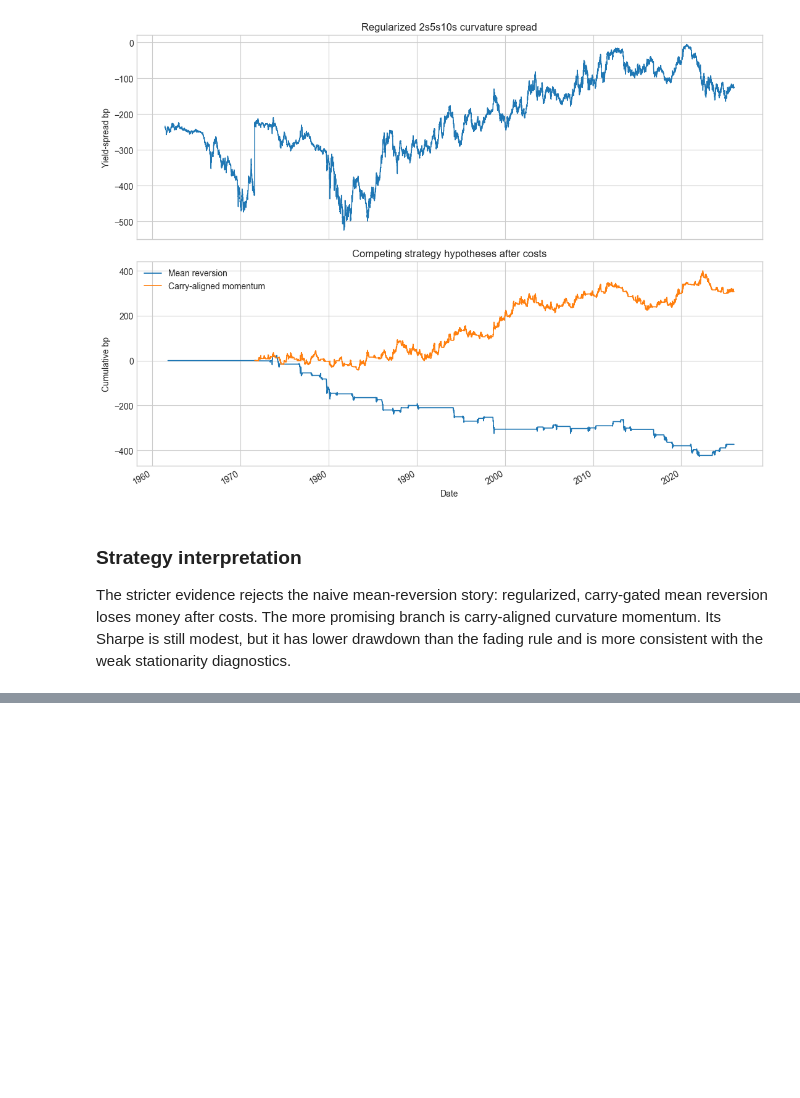
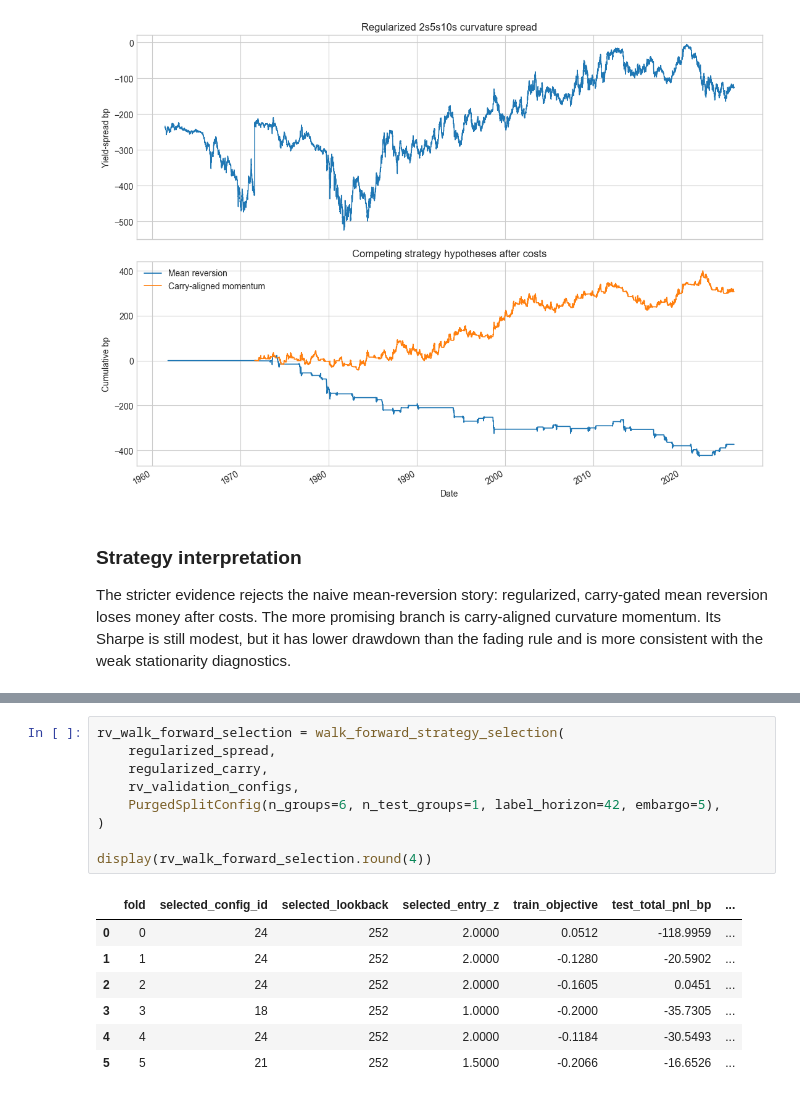
Before and after one commit to dhruvk1432/Fixed_Income_Project, a Jupyter notebook: Treasury_PCA_Butterfly_Relative_Value.ipynb, the cells around one changed output, grey strips where cells are left out. Cells and saved outputs as stored; diff of their text form; blank space fills up the shorter version.

```diff
--- a/Treasury_PCA_Butterfly_Relative_Value.ipynb
+++ b/Treasury_PCA_Butterfly_Relative_Value.ipynb
@@ -527,0 +595,17 @@ The stricter evidence rejects the naive mean-reversion story: regularized, carry
+# %%
+rv_walk_forward_selection = walk_forward_strategy_selection(
+    regularized_spread,
+    regularized_carry,
+    rv_validation_configs,
+    PurgedSplitConfig(n_groups=6, n_test_groups=1, label_horizon=42, embargo=5),
+)
+
+display(rv_walk_forward_selection.round(4))
+# %% [output]
+|  | fold | selected_config_id | selected_lookback | selected_entry_z | train_objective | test_total_pnl_bp | ... |
+| 0 | 0 | 24 | 252 | 2.0000 | 0.0512 | -118.9959 | ... |
+| 1 | 1 | 24 | 252 | 2.0000 | -0.1280 | -20.5902 | ... |
+| 2 | 2 | 24 | 252 | 2.0000 | -0.1605 | 0.0451 | ... |
+| 3 | 3 | 18 | 252 | 1.0000 | -0.2000 | -35.7305 | ... |
+| 4 | 4 | 24 | 252 | 2.0000 | -0.1184 | -30.5493 | ... |
+| 5 | 5 | 21 | 252 | 1.5000 | -0.2066 | -16.6526 | ... |
```
Also changed, not shown: parts of 6 cells of this notebook, 6 other files.
